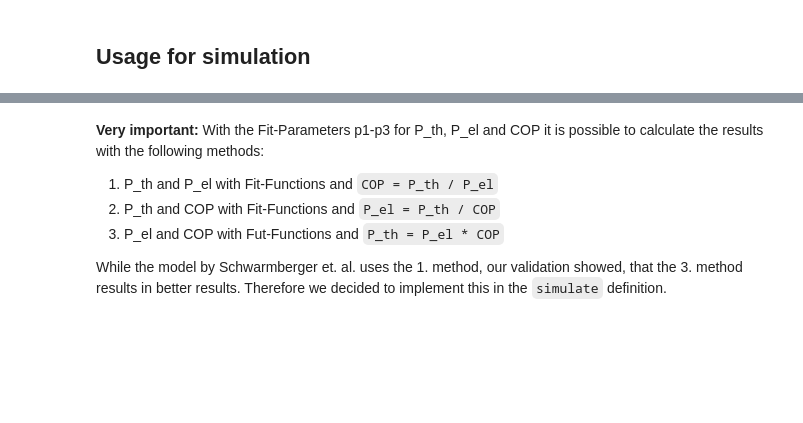
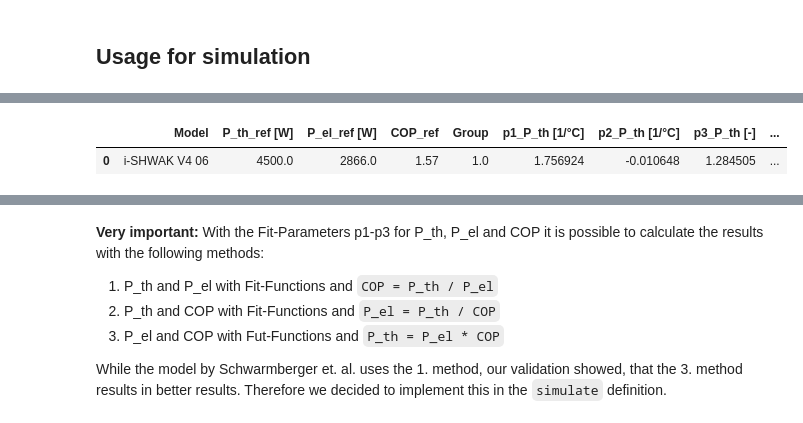
Before and after one commit to FZJ-IEK3-VSA/hplib, a Jupyter notebook: Documentation.ipynb, the cells around one changed output, grey strips where cells are left out. Saved outputs shown, nothing was run; the diff lists cells and outputs as text; code cells hidden in the pictures; blank space fills up the shorter version.

```diff
--- a/Documentation.ipynb
+++ b/Documentation.ipynb
@@ -75,7 +89,10 @@ database
 # %%
 # Define a specific heatpump model and get parameters
-parameters = hpl.getParameters('LW 101')
+parameters = hpl.getParameters('i-SHWAK V4 06')
 parameters
+# %% [output]
+|  | Model | P_th_ref [W] | P_el_ref [W] | COP_ref | Group | p1_P_th [1/°C] | p2_P_th [1/°C] | p3_P_th [-] | ... |
+| 0 | i-SHWAK V4 06 | 4500.0 | 2866.0 | 1.57 | 1.0 | 1.756924 | -0.010648 | 1.284505 | ... |
 # %%
 # Alternatively, define a "Generic" heatpump model and get parameters
 # For every Group ID there is a parameter set which represents an average heatpump of its group
```
Also changed, not shown: parts of 9 cells of this notebook, 1 other file.
